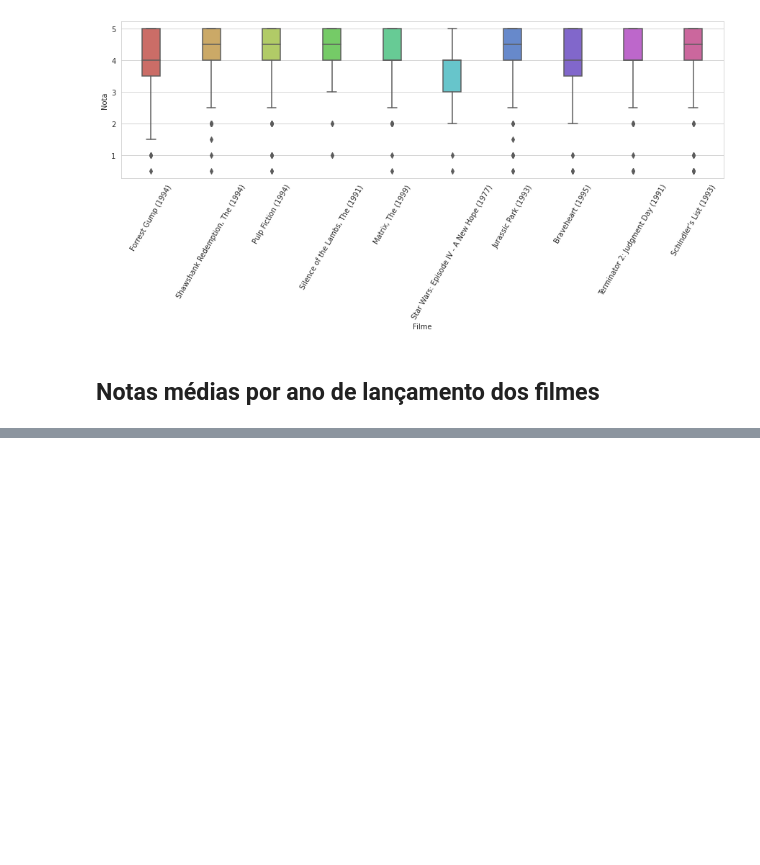
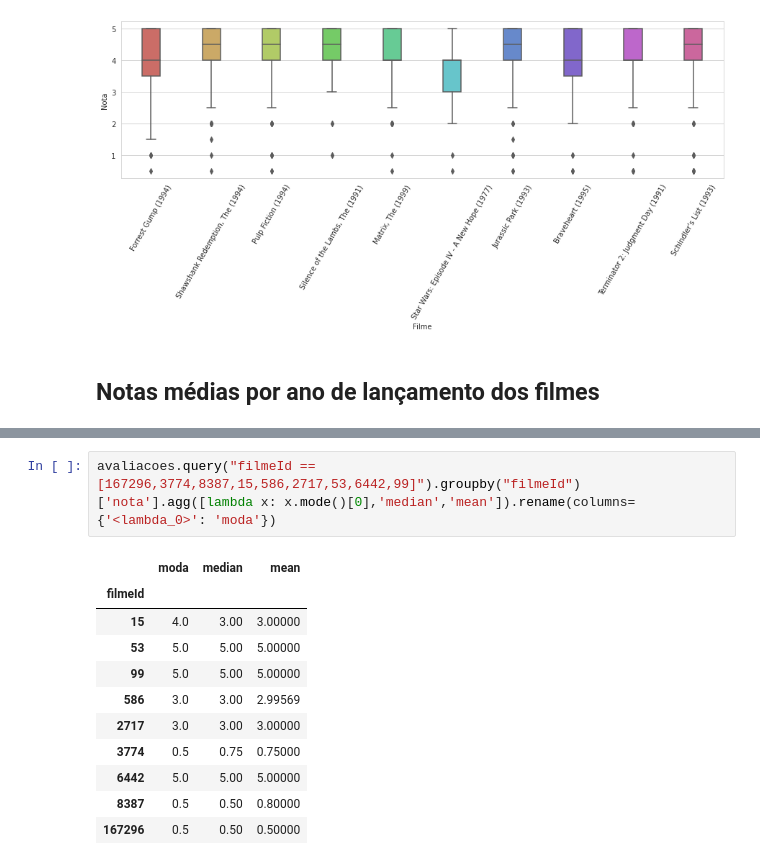
Before and after one commit to marimigliorini/MovieLens_DataSet, a Jupyter notebook: Analise_MovieLens.ipynb, the cells around one changed output, grey strips where cells are left out. Drawn from its saved outputs; the diff is of its cells as text; blank space fills up the shorter version.

```diff
--- a/Analise_MovieLens.ipynb
+++ b/Analise_MovieLens.ipynb
@@ -388,0 +336,14 @@ dtype: float64
+# %%
+avaliacoes.query("filmeId == [167296,3774,8387,15,586,2717,53,6442,99]").groupby("filmeId")['nota'].agg([lambda x: x.mode()[0],'median','mean']).rename(columns={'<lambda_0>': 'moda'})
+# %% [output]
+|  | moda | median | mean |
+| filmeId |  |  |  |
+| 15 | 4.0 | 3.00 | 3.00000 |
+| 53 | 5.0 | 5.00 | 5.00000 |
+| 99 | 5.0 | 5.00 | 5.00000 |
+| 586 | 3.0 | 3.00 | 2.99569 |
+| 2717 | 3.0 | 3.00 | 3.00000 |
+| 3774 | 0.5 | 0.75 | 0.75000 |
+| 6442 | 5.0 | 5.00 | 5.00000 |
+| 8387 | 0.5 | 0.50 | 0.80000 |
+| 167296 | 0.5 | 0.50 | 0.50000 |
```
Also changed, not shown: parts of 12 cells of this notebook.
